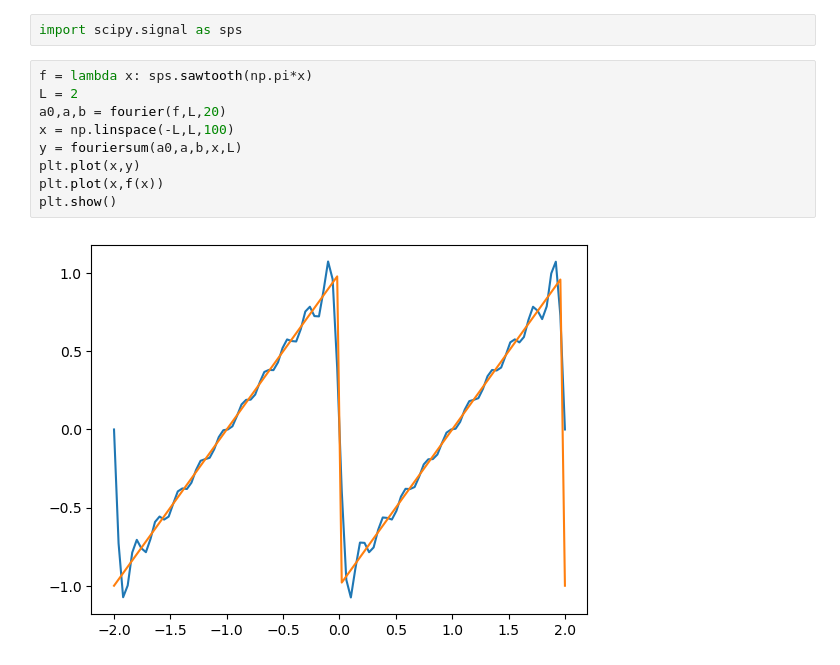
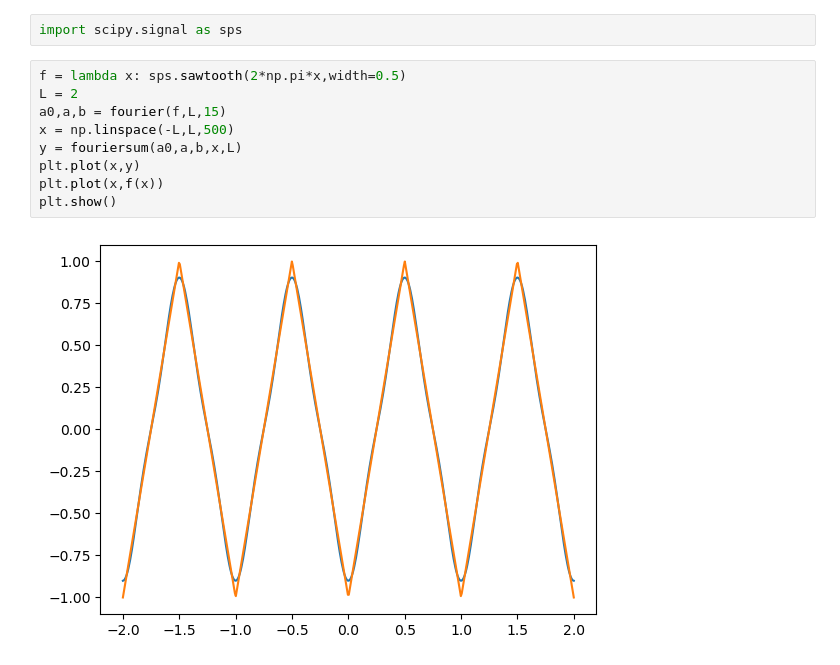
Before and after one commit to UBCMath/MATH316, a Jupyter notebook: fourier/series.ipynb, the cells around one changed output. Cells and saved outputs as stored; diff of their text form.

Commit message:
Create section on Fourier series and remove GitHub workflow

```diff
--- a/fourier/series.ipynb
+++ b/fourier/series.ipynb
@@ -68,13 +66,13 @@ plt.show()
 # %%
 import scipy.signal as sps
 # %%
-f = lambda x: sps.sawtooth(np.pi*x)
+f = lambda x: sps.sawtooth(2*np.pi*x,width=0.5)
 L = 2
-a0,a,b = fourier(f,L,20)
-x = np.linspace(-L,L,100)
+a0,a,b = fourier(f,L,15)
+x = np.linspace(-L,L,500)
 y = fouriersum(a0,a,b,x,L)
 plt.plot(x,y)
 plt.plot(x,f(x))
 plt.show()
 # %% [output]
-[figure, old version]
+[figure, new version]
```
Also changed, not shown: parts of 1 cell of this notebook, 2 other files.
